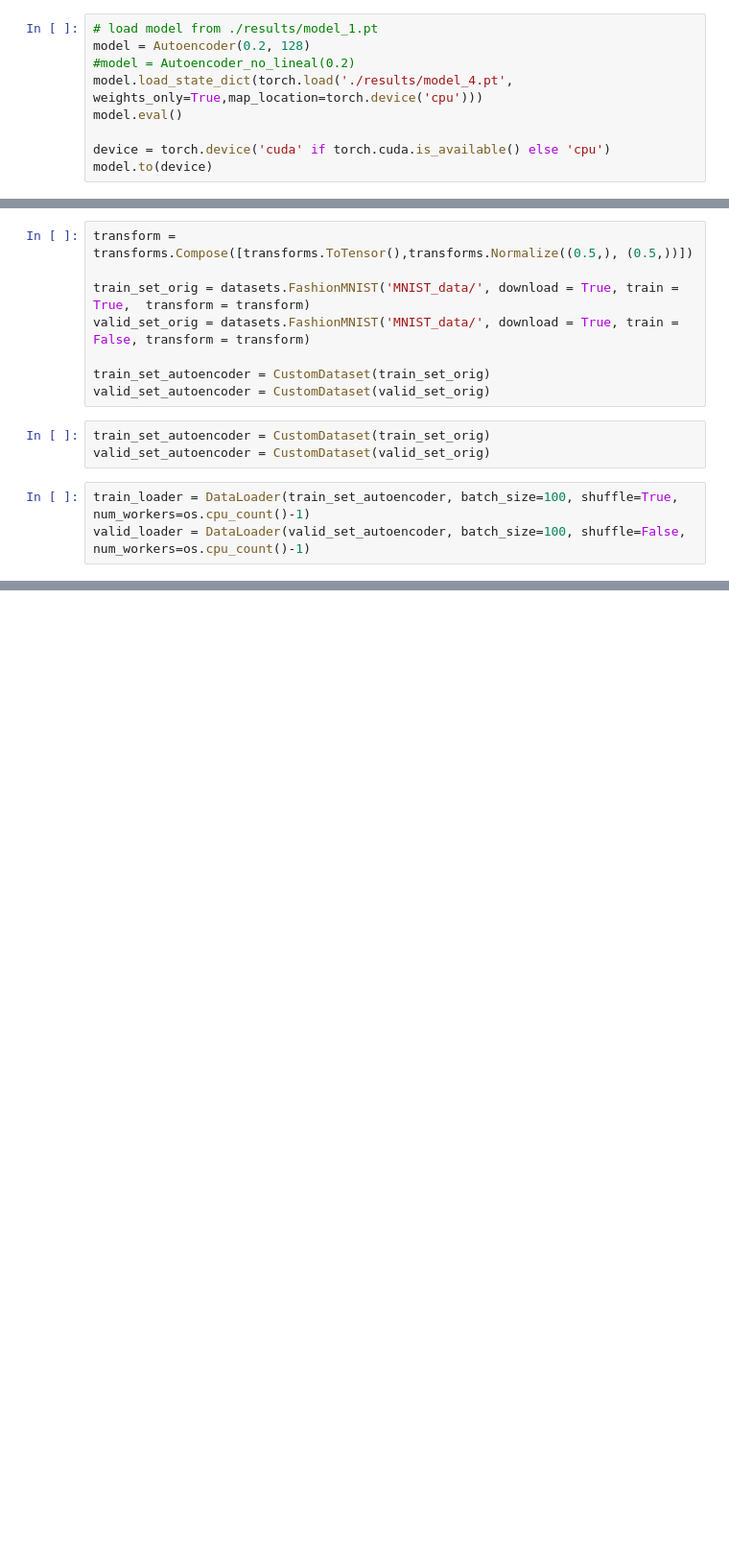
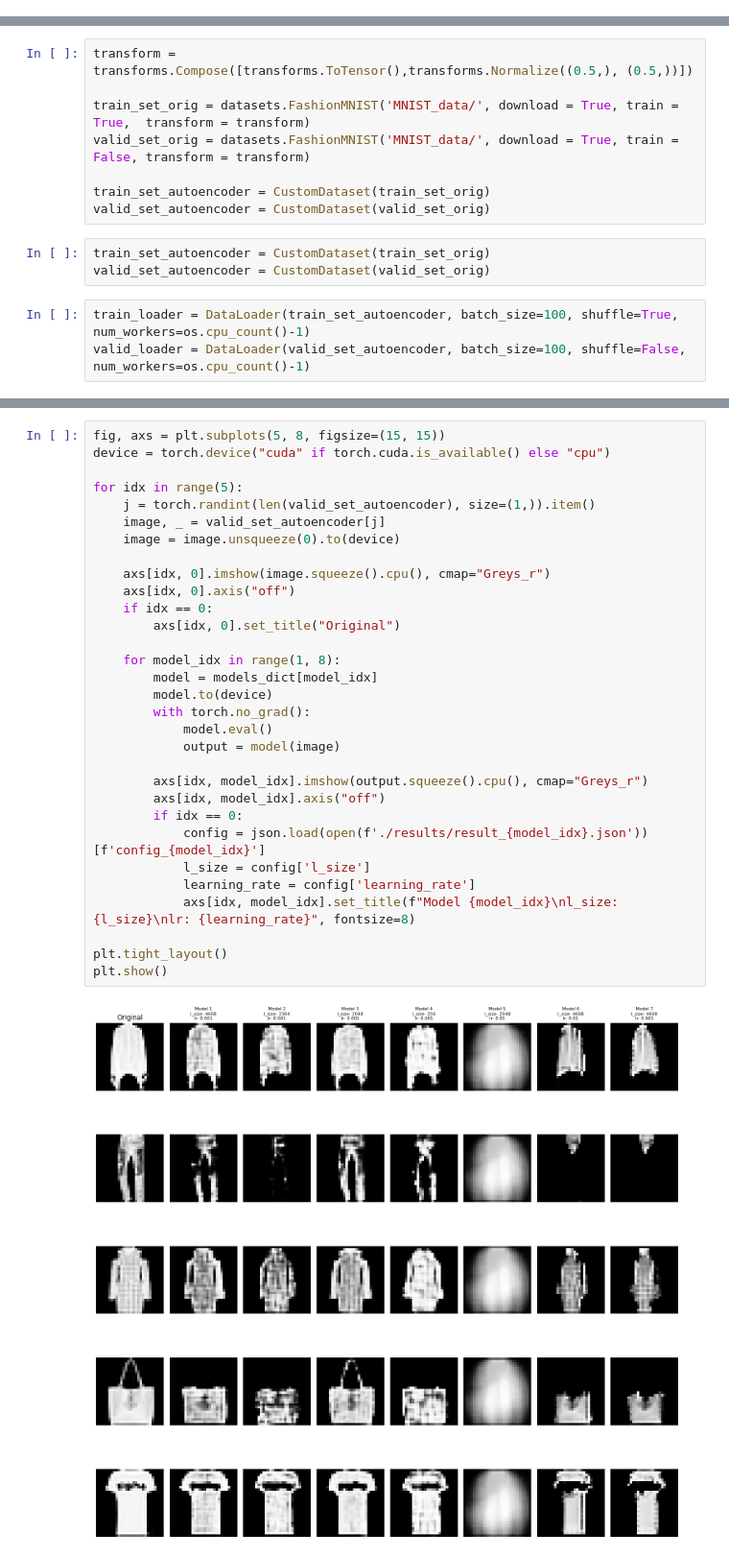
Before and after one commit to AdolfoBanchio/Fashion-MNIST-autoencoder, a Jupyter notebook: trabajo_final.ipynb, the cells around one changed output, grey strips where cells are left out. Shown at 96% size. Cells and saved outputs as stored; diff of their text form; blank space fills up the shorter version.

```diff
--- a/trabajo_final.ipynb
+++ b/trabajo_final.ipynb
@@ -6,12 +6,3 @@ from torchvision import datasets, transforms
 from torch.utils.data import DataLoader
 from autoencoder import CustomDataset, Autoencoder, Autoencoder_no_lineal
 from collections import defaultdict
-# %%
-# load model from ./results/model_1.pt
-model = Autoencoder(0.2, 128)
-#model = Autoencoder_no_lineal(0.2)
-model.load_state_dict(torch.load('./results/model_4.pt', weights_only=True,map_location=torch.device('cpu')))
-model.eval()
-
-device = torch.device('cuda' if torch.cuda.is_available() else 'cpu')
-model.to(device)
@@ -75,0 +68,33 @@ torch.Size([1, 1, 28, 28])
+# %%
+fig, axs = plt.subplots(5, 8, figsize=(15, 15))
+device = torch.device("cuda" if torch.cuda.is_available() else "cpu")
+
+for idx in range(5):
+    j = torch.randint(len(valid_set_autoencoder), size=(1,)).item()
+    image, _ = valid_set_autoencoder[j]
+    image = image.unsqueeze(0).to(device)
+
+    axs[idx, 0].imshow(image.squeeze().cpu(), cmap="Greys_r")
+    axs[idx, 0].axis("off")
+    if idx == 0:
+        axs[idx, 0].set_title("Original")
+
+    for model_idx in range(1, 8):
+        model = models_dict[model_idx]
+        model.to(device)
+        with torch.no_grad():
+            model.eval()
+            output = model(image)
+
+        axs[idx, model_idx].imshow(output.squeeze().cpu(), cmap="Greys_r")
+        axs[idx, model_idx].axis("off")
+        if idx == 0:
+            config = json.load(open(f'./results/result_{model_idx}.json'))[f'config_{model_idx}']
+            l_size = config['l_size']
+            learning_rate = config['learning_rate']
+            axs[idx, model_idx].set_title(f"Model {model_idx}\nl_size: {l_size}\nlr: {learning_rate}", fontsize=8)
+
+plt.tight_layout()
+plt.show()
+# %% [output]
+[figure, added]
```
Also changed, not shown: parts of 4 cells of this notebook, 18 other files.
